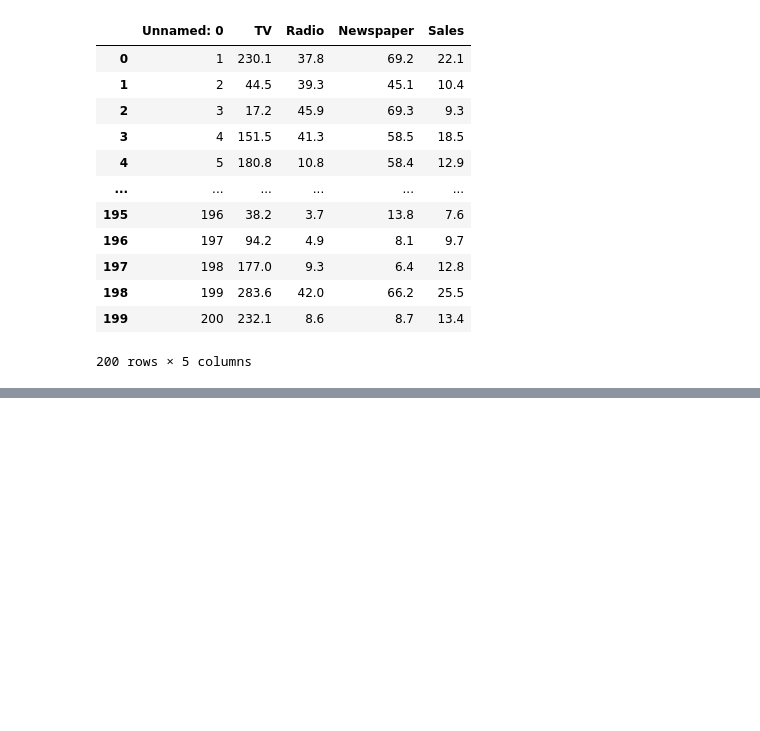
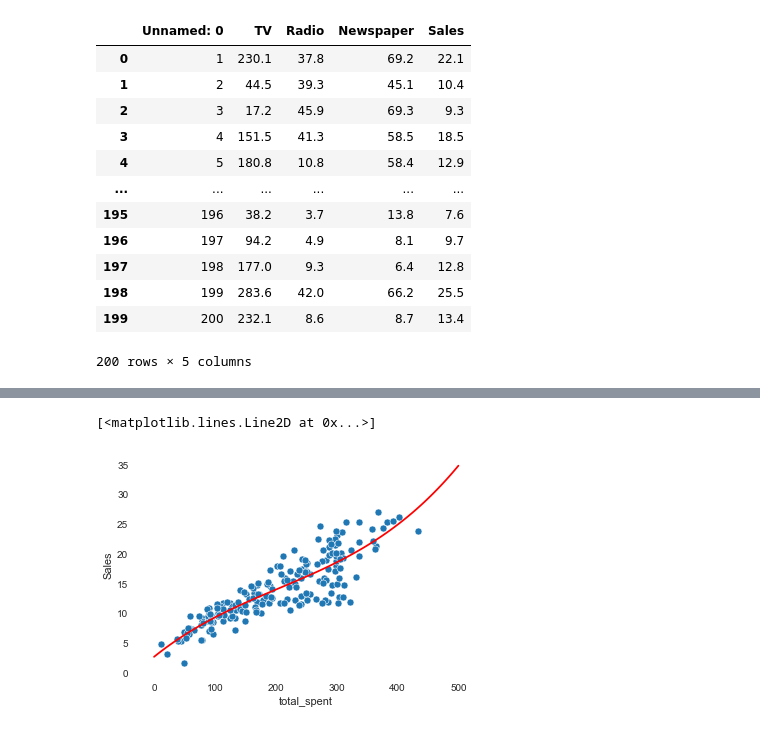
Before and after one commit to devdivyansh522399/ML_CLASS, a Jupyter notebook: Test Notebook/Linear_regression.ipynb, the cells around one changed output, grey strips where cells are left out. Saved outputs shown, nothing was run; the diff lists cells and outputs as text; code cells hidden in the pictures; blank space fills up the shorter version.

```diff
--- a/Test Notebook/Linear_regression.ipynb
+++ b/Test Notebook/Linear_regression.ipynb
@@ -22,0 +126,3 @@ df
+# %%
+pred_Sales = 3.07615033e-07*pot_spend**3 + -1.89392449e-04*pot_spend**2 + 8.20886302e-02*pot_spend + 2.70495053e+00
+pred_Sales
@@ -22,0 +150,6 @@ df
+# %%
+sns.scatterplot(x='total_spent', y='Sales', data=df) #scatter plot
+plt.plot(pot_spend, pred_Sales, color='RED') #line
+# %% [output]
+[<matplotlib.lines.Line2D at 0x...>]
+[figure, added]
```
Also changed, not shown: parts of 42 cells of this notebook.
